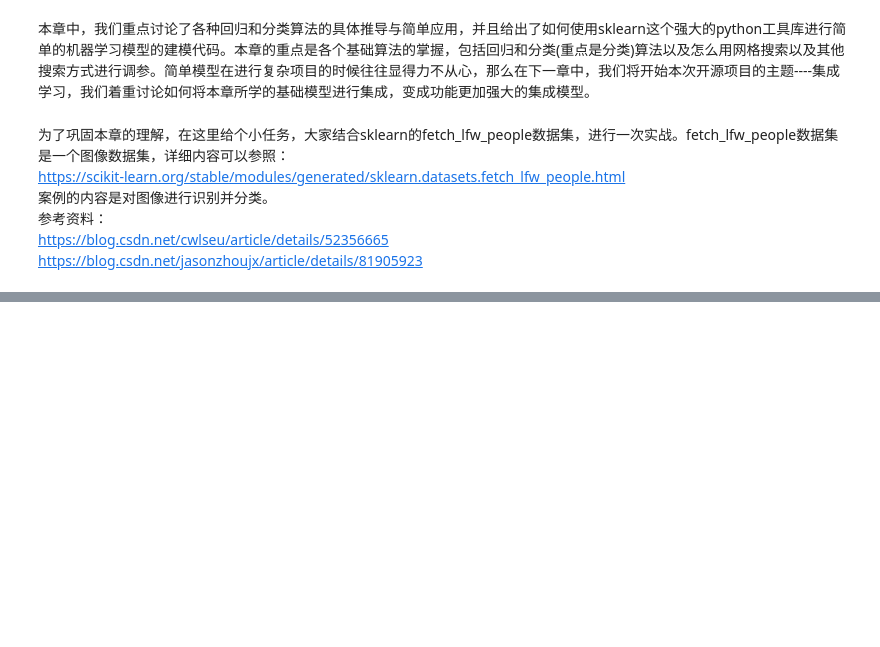
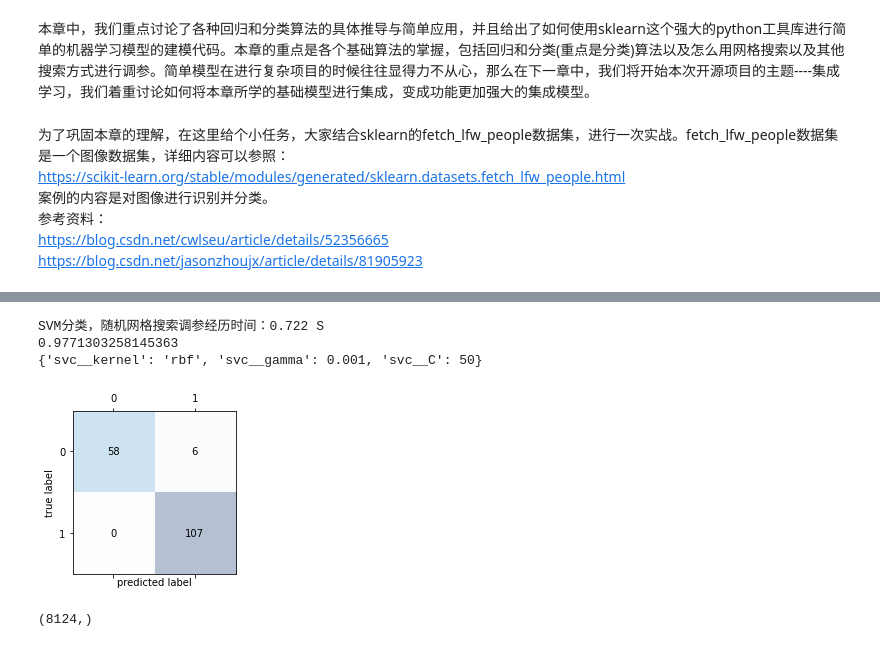
Before and after one commit to ArriettySong/DataWhale_LearningNote, a Jupyter notebook: EnsembleLearning/CH2-机器学习基础模型回顾/第二章：机器学习基础-task6.ipynb, the cells around one changed output, grey strips where cells are left out. Cells and saved outputs as stored; diff of their text form; code cells hidden in the pictures; blank space fills up the shorter version.

```diff
--- a/EnsembleLearning/CH2-机器学习基础模型回顾/第二章：机器学习基础-task6.ipynb
+++ b/EnsembleLearning/CH2-机器学习基础模型回顾/第二章：机器学习基础-task6.ipynb
@@ -127,3 +131,22 @@ https://scikit-learn.org/stable/modules/generated/sklearn.datasets.fetch_lfw_peo
 参考资料：
 https://blog.csdn.net/cwlseu/article/details/52356665
 https://blog.csdn.net/jasonzhoujx/article/details/81905923
+# %%
+import pandas as pd
+import matplotlib.pyplot as plt
+import numpy as np
+from sklearn import datasets
+
+# 1. 加载乳腺癌数据，并做数据认知
+# 乳腺癌数据集，特征均为连续型，适合用SVM
+breast_cancer = datasets.load_breast_cancer()
+# print(breast_cancer.feature_names)
+df = pd.concat([pd.DataFrame(breast_cancer.data,columns=breast_cancer.feature_names)
+                   ,pd.DataFrame(breast_cancer.target,columns=["label"])
+                ]
+               ,axis=1)
+# print(df.head())
+X=breast_cancer.data
+y=breast_cancer.target
+print(X.shape)
+print(df['label'].value_counts())
@@ -129,0 +186,52 @@ https://blog.csdn.net/jasonzhoujx/article/details/81905923
+# %%
+# 随机网格搜索
+from sklearn.model_selection import RandomizedSearchCV
+start_time = time.time()
+pipe_svc = make_pipeline(StandardScaler(),SVC(random_state=1))
+param_range = [0.001,0.01,0.05,0.1,0.5,1.0,5,10.0,50,100.0]
+param_grid = [{'svc__C':param_range,'svc__kernel':['linear']},{'svc__C':param_range,'svc__gamma':param_range,'svc__kernel':['rbf']}]
+# param_grid = [{'svc__C':param_range,'svc__kernel':['linear','rbf'],'svc__gamma':param_range}]
+gs = RandomizedSearchCV(estimator=pipe_svc
+                        ,param_distributions=param_grid
+                        ,scoring='accuracy'
+                        ,cv=10
+                        ,n_jobs=-1)
+gs = gs.fit(X,y)
+end_time = time.time()
+print("SVM分类，随机网格搜索调参经历时间：%.3f S" % float(end_time-start_time))
+print(gs.best_score_)
+print(gs.best_params_)
+# %% [output]
+SVM分类，随机网格搜索调参经历时间：0.722 S
+0.9771303258145363
+{'svc__kernel': 'rbf', 'svc__gamma': 0.001, 'svc__C': 50}
+# %%
+# 绘制混淆矩阵
+from sklearn.model_selection import train_test_split
+from sklearn.metrics import confusion_matrix
+
+X_train,X_test,y_train,y_test = train_test_split(X,y,test_size=0.3,stratify=y,random_state=1)
+# stratify=y，表示切分数据按照y中的比例分配
+pipe_svc = make_pipeline(StandardScaler(),SVC(kernel="rbf"
+                                              ,gamma=0.01
+                                              ,C=1.0))
+pipe_svc.fit(X_train,y_train)
+y_pred = pipe_svc.predict(X_test)
+confmat = confusion_matrix(y_true=y_test,y_pred=y_pred)
+fig,ax = plt.subplots(figsize=(3,3))
+ax.matshow(confmat, cmap=plt.cm.Blues,alpha=0.3)
+for i in range(confmat.shape[0]):
+    for j in range(confmat.shape[1]):
+        ax.text(x=j,y=i,s=confmat[i,j],va='center',ha='center')
+plt.xlabel('predicted label')
+plt.ylabel('true label')
+plt.show()
+# %% [output]
+[figure, added]
+# %%
+X_mr=df_mr.iloc[:,2:]
+y_mr=df_mr.iloc[:,1]
+X_mr.shape
+y_mr.shape
+# %% [output]
+(8124,)
```
Also changed, not shown: parts of 8 cells of this notebook, 15 other files.
